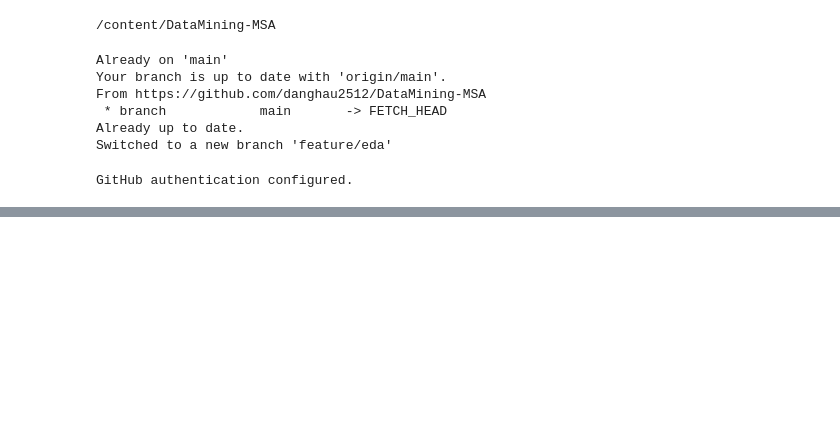
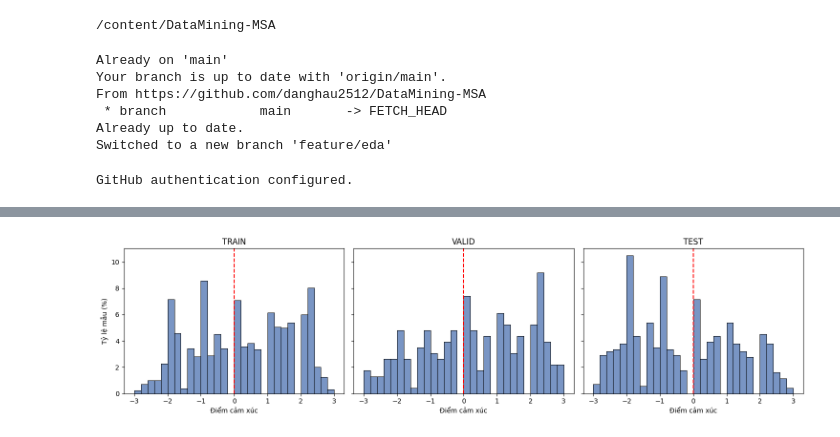
Before and after one commit to danghau2512/DataMining-MSA, a Jupyter notebook: src/notebooks/01_EDA.ipynb, the cells around one changed output, grey strips where cells are left out. Cells and saved outputs as stored; diff of their text form; code cells hidden in the pictures; blank space fills up the shorter version.

Commit message:
Được tạo bằng Colab

```diff
--- a/src/notebooks/01_EDA.ipynb
+++ b/src/notebooks/01_EDA.ipynb
@@ -54,0 +450,15 @@ fatal: not a git repository (or any of the parent directories): .git
+# %%
+## Thống kê số mẫu và tỷ lệ
+split_order = ["train", "valid", "test"]
+invalid_split_mask = ~df["mode"].isin(split_order)
+split_counts = df["mode"].value_counts().reindex(
+    split_order,
+    fill_value=0
+)
+
+split_summary = pd.DataFrame({
+    "Số mẫu": split_counts,
+    "Tỷ lệ (%)": (split_counts / len(df) * 100).round(2)
+})
+
+display(split_summary)
@@ -54,0 +556,31 @@ fatal: not a git repository (or any of the parent directories): .git
+# %%
+## So sánh ba tập bằng tỷ lệ
+fig, axes = plt.subplots(
+    1, 3,
+    figsize=(15, 4),
+    sharex=True,
+    sharey=True
+)
+
+for ax, split in zip(axes, split_order):
+    split_data = df.loc[df["mode"] == split]
+
+    sns.histplot(
+        data=split_data,
+        x="label",
+        bins=30,
+        binrange=(-3, 3),
+        stat="percent",
+        color="#4C72B0",
+        ax=ax
+    )
+
+    ax.axvline(0, color="red", linestyle="--")
+    ax.set_title(split.upper())
+    ax.set_xlabel("Điểm cảm xúc")
+    ax.set_ylabel("Tỷ lệ mẫu (%)")
+
+plt.tight_layout()
+plt.show()
+# %% [output]
+[figure, added]
```
Also changed, not shown: parts of 45 cells of this notebook.
